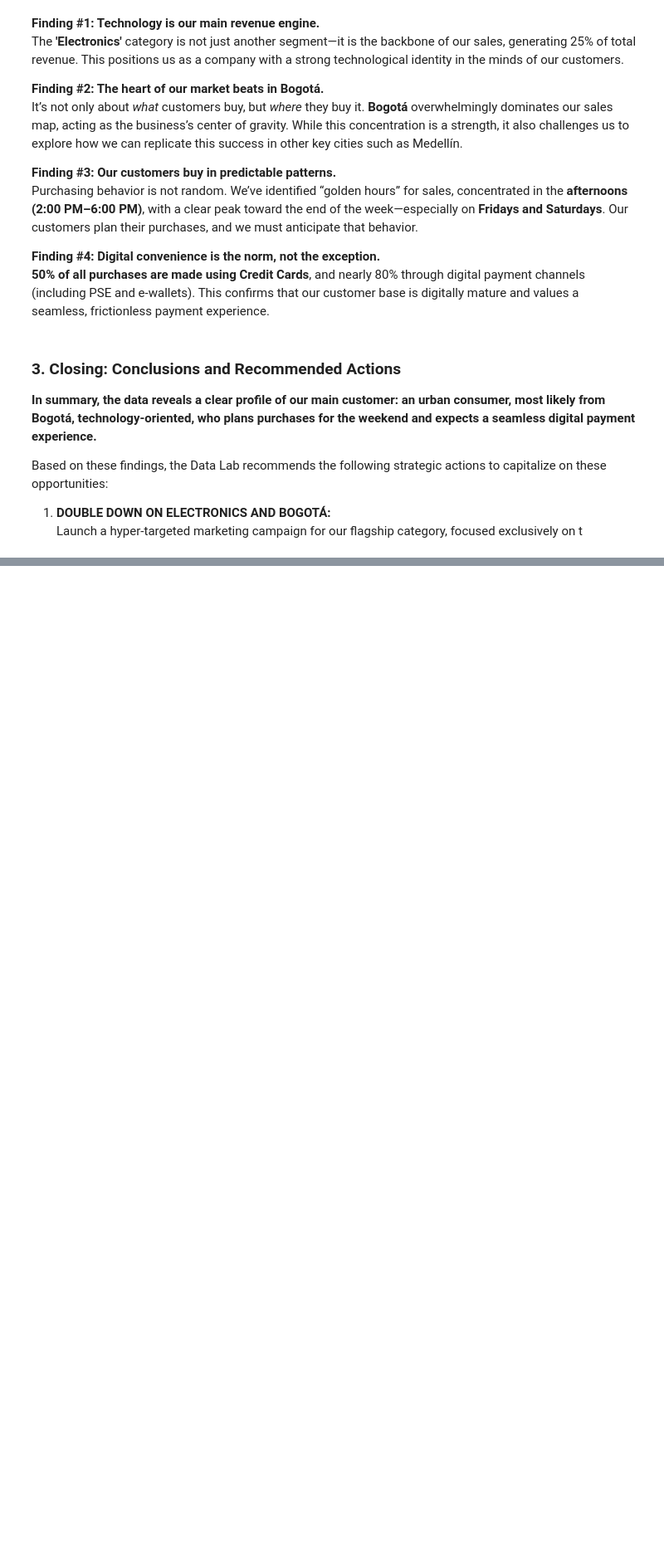
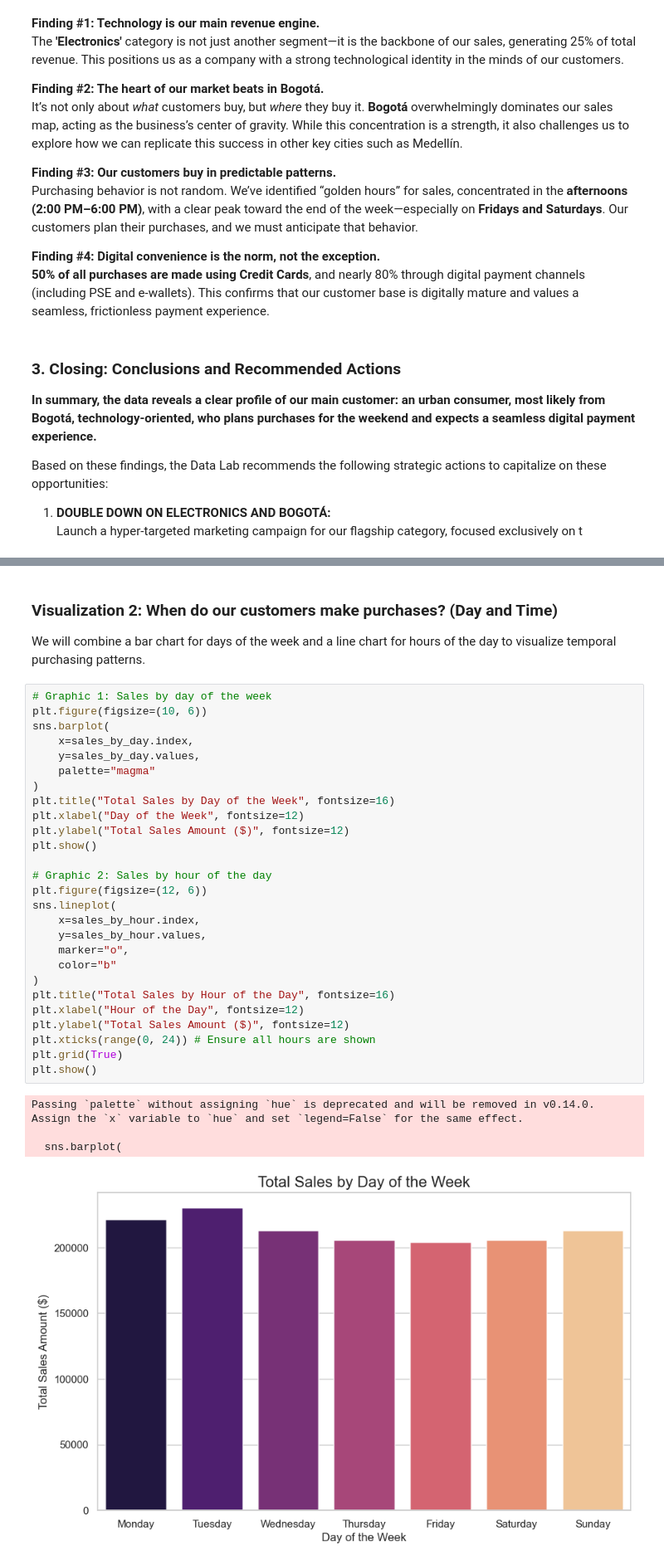
Before and after one commit to Elimge/lufemage-data-lab, a Jupyter notebook: notebooks/01_sales_analysis.ipynb, the cells around one changed output, grey strips where cells are left out. Shown: that part at 83% size. Saved outputs shown, nothing was run; the diff lists cells and outputs as text; blank space fills up the shorter version.

```diff
--- a/notebooks/01_sales_analysis.ipynb
+++ b/notebooks/01_sales_analysis.ipynb
@@ -421,0 +463,36 @@ Based on these findings, the Data Lab recommends the following strategic actions
+# %% [markdown]
+### Visualization 2: When do our customers make purchases? (Day and Time)
+
+We will combine a bar chart for days of the week and a line chart for hours of the day to visualize temporal purchasing patterns.
+# %%
+# Graphic 1: Sales by day of the week
+plt.figure(figsize=(10, 6))
+sns.barplot(
+    x=sales_by_day.index,
+    y=sales_by_day.values,
+    palette="magma"
+)
+plt.title("Total Sales by Day of the Week", fontsize=16)
+plt.xlabel("Day of the Week", fontsize=12)
+plt.ylabel("Total Sales Amount ($)", fontsize=12)
+plt.show()
+
+# Graphic 2: Sales by hour of the day
+plt.figure(figsize=(12, 6))
+sns.lineplot(
+    x=sales_by_hour.index,
+    y=sales_by_hour.values,
+    marker="o",
+    color="b"
+)
+plt.title("Total Sales by Hour of the Day", fontsize=16)
+plt.xlabel("Hour of the Day", fontsize=12)
+plt.ylabel("Total Sales Amount ($)", fontsize=12)
+plt.xticks(range(0, 24)) # Ensure all hours are shown
+plt.grid(True)
+plt.show()
+# %% [output]
+Passing `palette` without assigning `hue` is deprecated and will be removed in v0.14.0. Assign the `x` variable to `hue` and set `legend=False` for the same effect.
+
+  sns.barplot(
+[figure, added]
```
Also changed, not shown: parts of 9 cells of this notebook, 1 other file.
